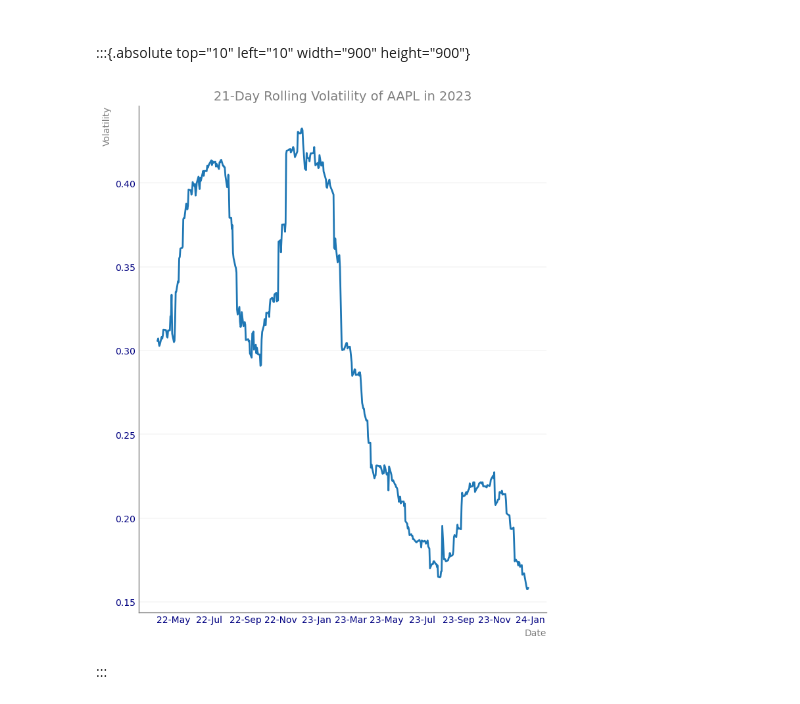
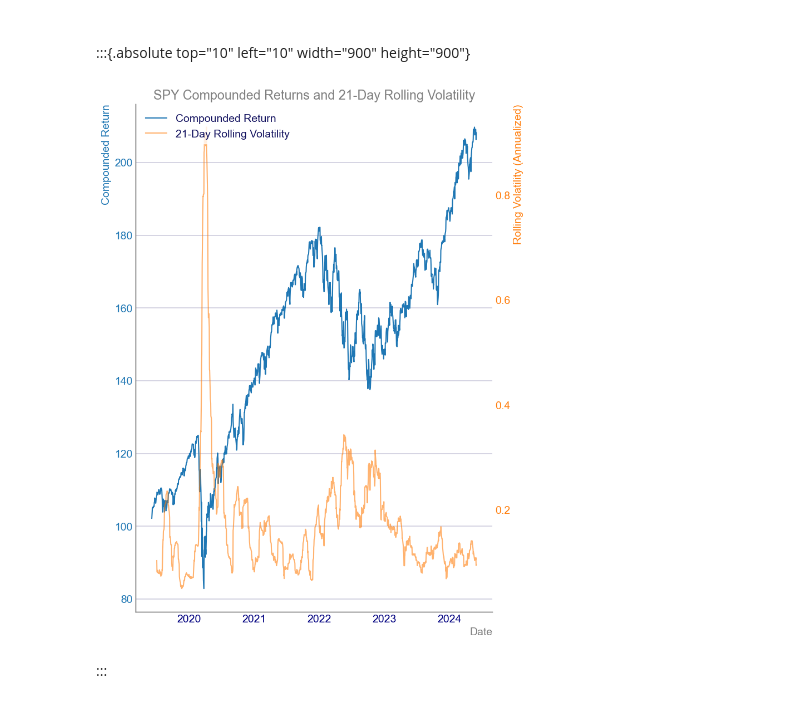
Before and after one commit to vdenoise/portfolio-geek, a Jupyter notebook: posts/data-driven-minute/ddm1-volatility.ipynb, the cells around one changed output. Saved outputs shown, nothing was run; the diff lists cells and outputs as text; code cells hidden in the pictures.

```diff
--- a/posts/data-driven-minute/ddm1-volatility.ipynb
+++ b/posts/data-driven-minute/ddm1-volatility.ipynb
@@ -80,20 +80,47 @@ rolling_volatility = returns.rolling(window=window).std() * np.sqrt(260)
 ##
 
 :::{.absolute top="10" left="10" width="900" height="900"}
-# %%
-mpl.rcParams.update(mpl.rcParamsDefault)
-plt.style.use('ddm-chart.mplstyle')
-fig, ax = fig = plt.subplots()
-ax.plot(rolling_volatility, linewidth=2)
-
-# Customizing the plot
-plt.title('21-Day Rolling Volatility of AAPL in 2023', fontsize=14)
-plt.xlabel('Date')
-plt.ylabel('Volatility')
-
-# Show plot
-plt.show()
-# %% [output]
-[figure, removed]
+# %%
+import yfinance as yf
+import pandas as pd
+import numpy as np
+import matplotlib.pyplot as plt
+
+# Fetching the SPY data
+spy = yf.Ticker("SPY")
+data = spy.history(period="5y")
+
+# Calculating daily returns
+data['Daily Return'] = data['Close'].pct_change()
+
+# Calculating compounded returns normalized to 100 at inception
+data['Compounded Return'] = (1 + data['Daily Return']).cumprod() * 100
+
+# Calculating 21-day rolling window annualized volatility
+data['Rolling Volatility'] = data['Daily Return'].rolling(window=21).std() * np.sqrt(252)
+
+plt.style.use('ddm-chart.mplstyle')
+# Plotting the compounded returns and rolling volatility
+fig, ax1 = plt.subplots()
+
+# Plotting Compounded Returns
+ax1.set_xlabel('Date')
+ax1.set_ylabel('Compounded Return', color='tab:blue')
+ax1.plot(data.index, data['Compounded Return'], color='tab:blue', label='Compounded Return')
+ax1.tick_params(axis='y', labelcolor='tab:blue')
+
+# Plotting Rolling Volatility
+ax2 = ax1.twinx()
+ax2.set_ylabel('Rolling Volatility (Annualized)', color='tab:orange')
+ax2.plot(data.index, data['Rolling Volatility'], color='tab:orange', alpha=0.6, label='21-Day Rolling Volatility')
+ax2.tick_params(axis='y', labelcolor='tab:orange')
+
+fig.tight_layout()
+plt.title('SPY Compounded Returns and 21-Day Rolling Volatility')
+fig.legend(loc="upper left", bbox_to_anchor=(0,1), bbox_transform=ax1.transAxes)
+plt.grid()
+plt.show()
+# %% [output]
+[figure, added]
 # %% [markdown]
 :::
```
Also changed, not shown: 14 other files.
